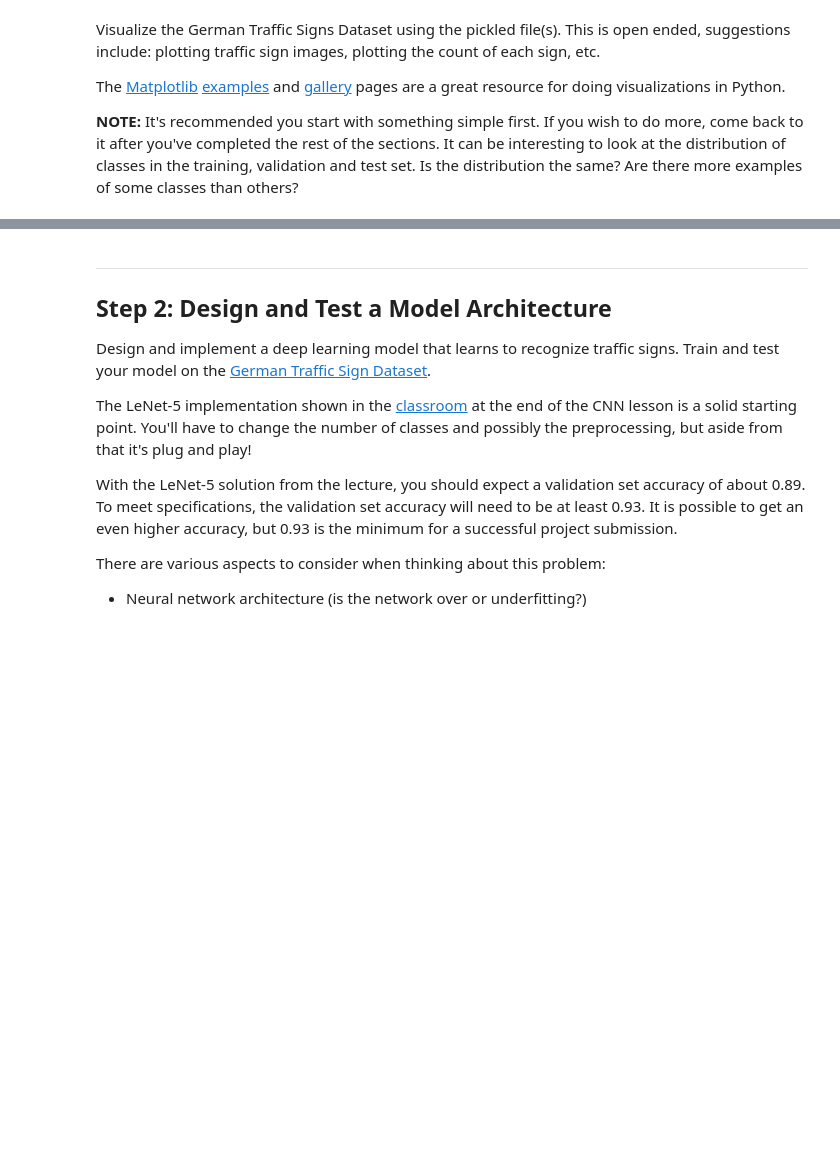
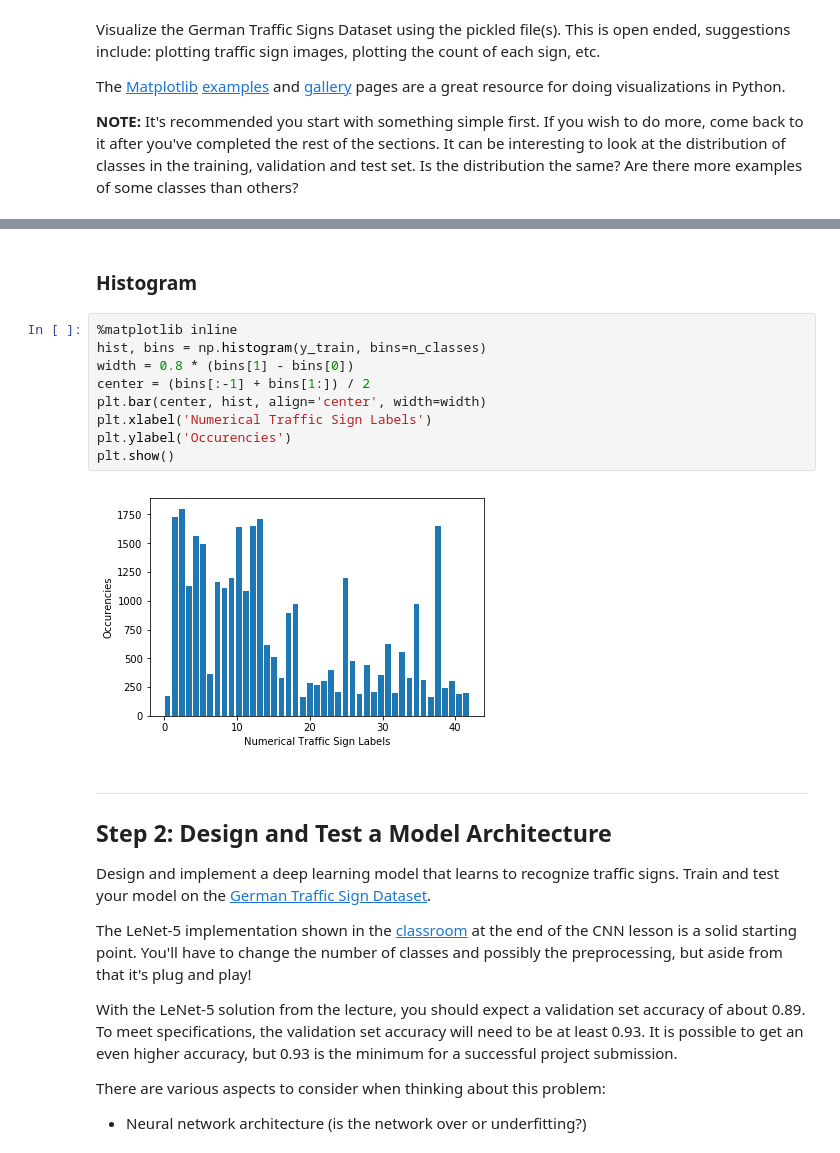
Before and after one commit to jfrattarola/CarND-Traffic-Sign-Classifier-Project, a Jupyter notebook: Traffic_Sign_Classifier.ipynb, the cells around one changed output, grey strips where cells are left out. Cells and saved outputs as stored; diff of their text form; blank space fills up the shorter version.

```diff
--- a/Traffic_Sign_Classifier.ipynb
+++ b/Traffic_Sign_Classifier.ipynb
@@ -113,3 +122,16 @@ print(y_train[index])
+# %% [markdown]
+### Histogram
+# %%
+%matplotlib inline
+hist, bins = np.histogram(y_train, bins=n_classes)
+width = 0.8 * (bins[1] - bins[0])
+center = (bins[:-1] + bins[1:]) / 2
+plt.bar(center, hist, align='center', width=width)
+plt.xlabel('Numerical Traffic Sign Labels')
+plt.ylabel('Occurencies')
+plt.show()
+# %% [output]
+[figure, added]
 # %% [markdown]
 ----
 
```
Also changed, not shown: parts of 28 cells of this notebook, 2 other files.
